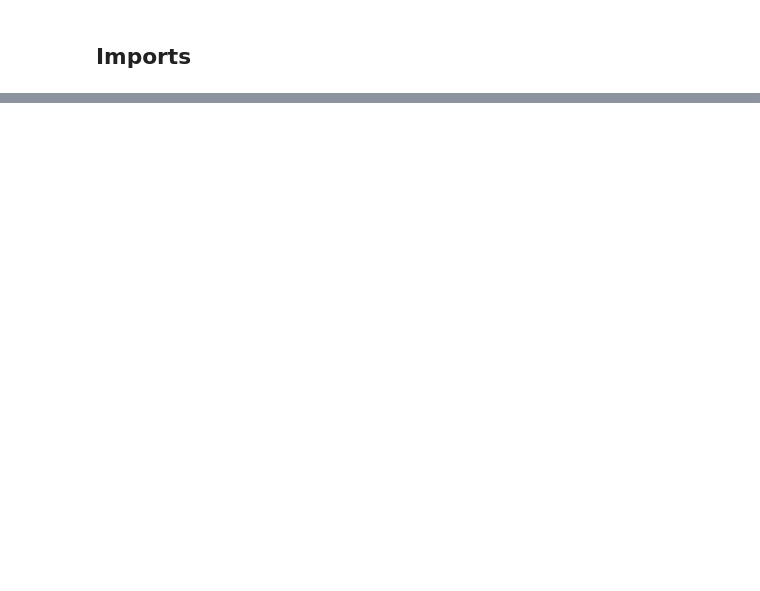
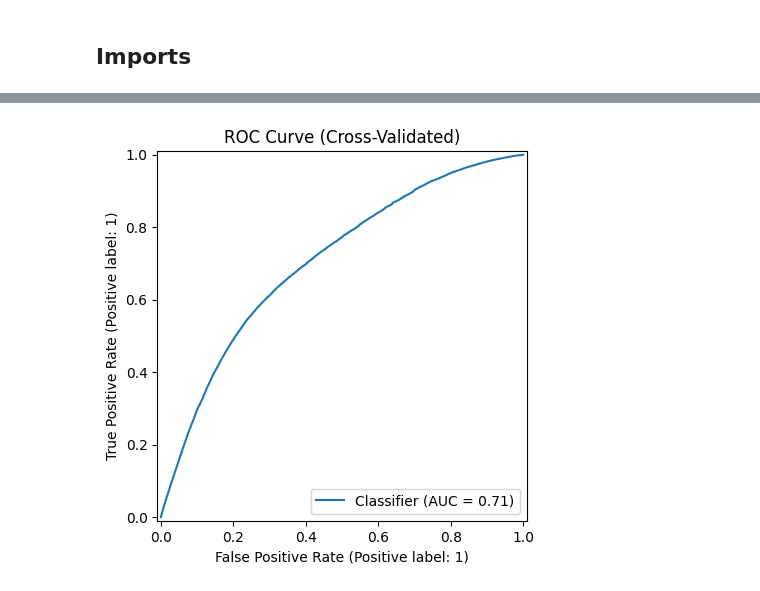
Before and after one commit to SalaarMasood/Data-Science-Proj, a Jupyter notebook: models.ipynb, the cells around one changed output, grey strips where cells are left out. Saved outputs shown, nothing was run; the diff lists cells and outputs as text; code cells hidden in the pictures; blank space fills up the shorter version.

```diff
--- a/models.ipynb
+++ b/models.ipynb
@@ -767,0 +77,79 @@ Analysis Complete
+# %%
+df = pd.read_csv('preprocessed_dataset.csv',
+                 parse_dates=['created_at'], low_memory=False)
+
+df = df[df['status'].isin(['complete', 'canceled'])].copy()
+df['is_complete'] = (df['status'] == 'complete').astype(int)
+
+df['quarter']     = df['created_at'].dt.quarter
+df['month']       = df['created_at'].dt.month
+df['day_of_week'] = df['created_at'].dt.dayofweek
+
+# cycle lengths
+Q, M, D = 4, 12, 7
+
+# sine / cosine transforms
+df['q_sin'] = np.sin(2*np.pi*(df['quarter'] - 1) / Q)
+df['q_cos'] = np.cos(2*np.pi*(df['quarter'] - 1) / Q)
+
+df['m_sin'] = np.sin(2*np.pi*(df['month'] - 1) / M)
+df['m_cos'] = np.cos(2*np.pi*(df['month'] - 1) / M)
+
+df['d_sin'] = np.sin(2*np.pi* df['day_of_week']    / D)
+df['d_cos'] = np.cos(2*np.pi* df['day_of_week']    / D)
+
+df = df.sort_values('created_at')
+
+cat_features = ['category', 'payment_method']
+num_features = ['price', 'qty_ordered', 'discount_amount', 'grand_total', 'q_sin', 'q_cos',
+           'm_sin', 'm_cos', 'd_sin', 'd_cos']
+
+X_num = df[num_features]
+X_cat = pd.get_dummies(df[cat_features], drop_first=True)
+X = pd.concat([X_cat,X_num],axis=1)
+y = df['is_complete']
+
+# 3. train-test split
+tscv = TimeSeriesSplit(n_splits=5)
+
+all_y_true = []
+all_y_pred = []
+all_y_proba = []
+auc_scores = []
+
+for fold, (train_idx, test_idx) in enumerate(tqdm(tscv.split(X, y),total=5),1):
+    X_train, X_test = X.iloc[train_idx], X.iloc[test_idx]
+    y_train, y_test = y.iloc[train_idx], y.iloc[test_idx]
+
+    model = RandomForestClassifier(
+        n_estimators=200,
+        class_weight='balanced',
+        random_state=42,
+        n_jobs=-1
+    )
+    model.fit(X_train, y_train)
+
+    y_pred = model.predict(X_test)
+    y_proba = model.predict_proba(X_test)[:, 1]
+
+    all_y_true.extend(y_test)
+    all_y_pred.extend(y_pred)
+    all_y_proba.extend(y_proba)
+
+    auc = roc_auc_score(y_test, y_proba)
+    auc_scores.append(auc)
+
+    print(f"\nFold {fold} AUC: {auc:.4f}")
+
+# summarize results
+print("\nOverall Cross-Validated Results")
+print("Confusion Matrix:")
+print(confusion_matrix(all_y_true, all_y_pred))
+print("\nClassification Report:")
+print(classification_report(all_y_true, all_y_pred))
+print(f"Mean AUC across folds: {np.mean(auc_scores):.4f}")
+
+RocCurveDisplay.from_predictions(all_y_true, all_y_proba)
+plt.title('ROC Curve (Cross-Validated)')
+plt.show()
+# %% [output]
@@ -767,0 +178 @@ Analysis Complete
+[figure, added]
```
Also changed, not shown: parts of 55 cells of this notebook, 1 other file.
